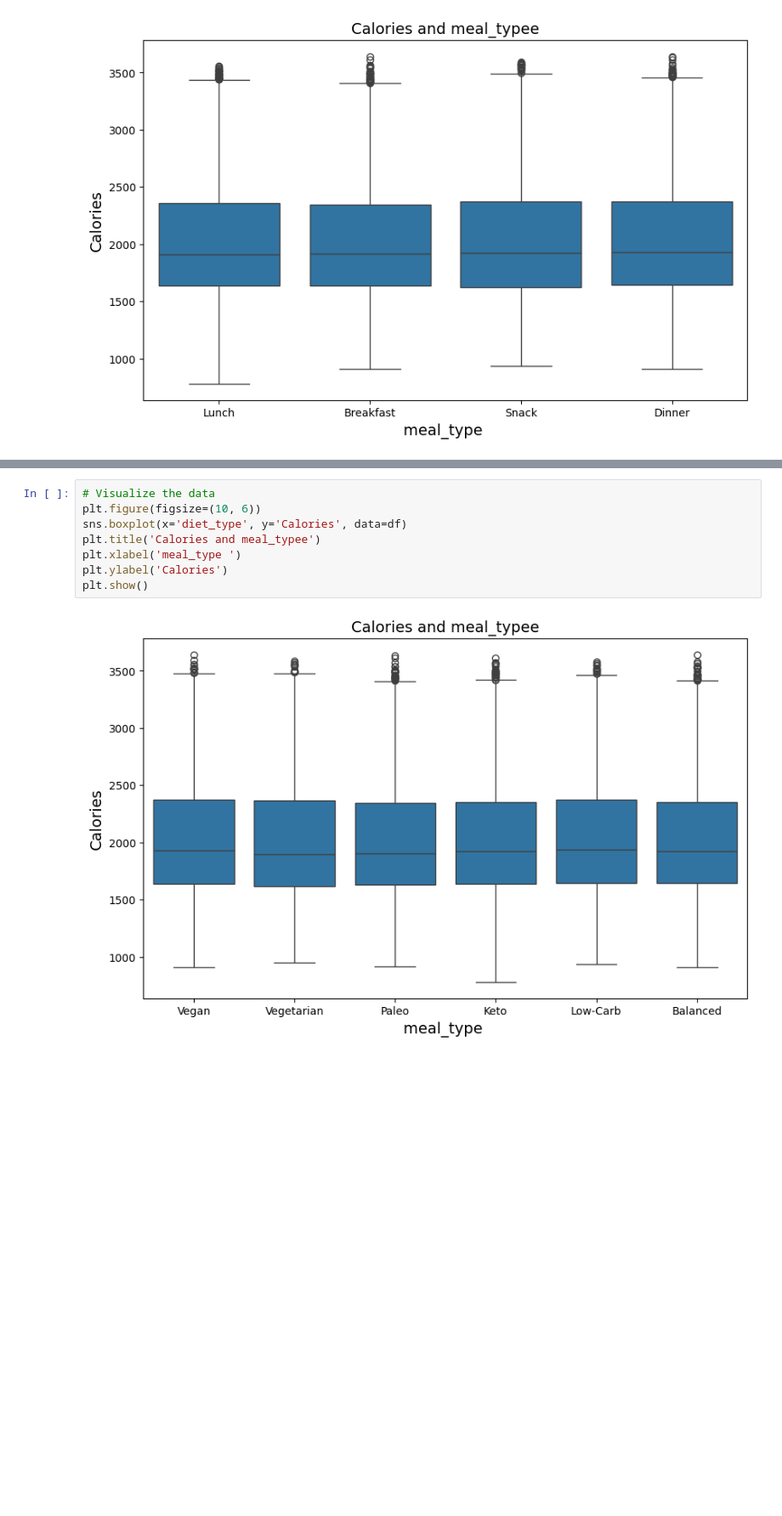
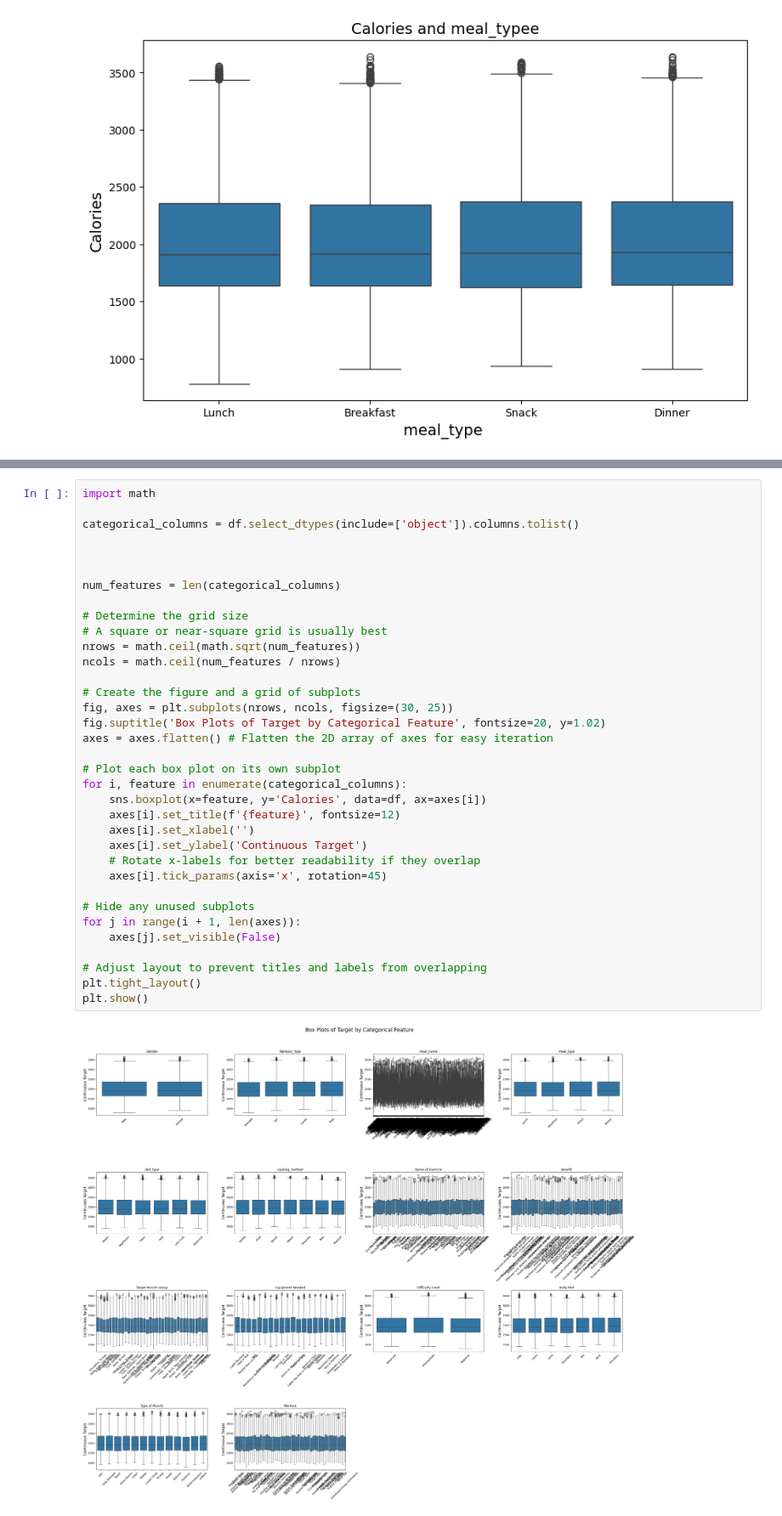
Before and after one commit to abiolaks/trulyfit_project_ai6, a Jupyter notebook: notebook/01_exploratory_analysis.ipynb, the cells around one changed output, grey strips where cells are left out. Shown at 85% size. Cells and saved outputs as stored; diff of their text form; blank space fills up the shorter version.

```diff
--- a/notebook/01_exploratory_analysis.ipynb
+++ b/notebook/01_exploratory_analysis.ipynb
@@ -360,10 +370,37 @@ df.select_dtypes(include=['object']).describe()
-# %%
-# Visualize the data
-plt.figure(figsize=(10, 6))
-sns.boxplot(x='diet_type', y='Calories', data=df)
-plt.title('Calories and meal_typee')
-plt.xlabel('meal_type ')
-plt.ylabel('Calories')
-plt.show()
-# %% [output]
-[figure, removed]
+# %%
+import math
+
+categorical_columns = df.select_dtypes(include=['object']).columns.tolist()
+
+
+
+num_features = len(categorical_columns)
+
+# Determine the grid size
+# A square or near-square grid is usually best
+nrows = math.ceil(math.sqrt(num_features))
+ncols = math.ceil(num_features / nrows)
+
+# Create the figure and a grid of subplots
+fig, axes = plt.subplots(nrows, ncols, figsize=(30, 25))
+fig.suptitle('Box Plots of Target by Categorical Feature', fontsize=20, y=1.02)
+axes = axes.flatten() # Flatten the 2D array of axes for easy iteration
+
+# Plot each box plot on its own subplot
+for i, feature in enumerate(categorical_columns):
+    sns.boxplot(x=feature, y='Calories', data=df, ax=axes[i])
+    axes[i].set_title(f'{feature}', fontsize=12)
+    axes[i].set_xlabel('')
+    axes[i].set_ylabel('Continuous Target')
+    # Rotate x-labels for better readability if they overlap
+    axes[i].tick_params(axis='x', rotation=45)
+
+# Hide any unused subplots
+for j in range(i + 1, len(axes)):
+    axes[j].set_visible(False)
+
+# Adjust layout to prevent titles and labels from overlapping
+plt.tight_layout()
+plt.show()
+# %% [output]
+[figure, added]
```
Also changed, not shown: parts of 7 cells of this notebook, 6 other files.
